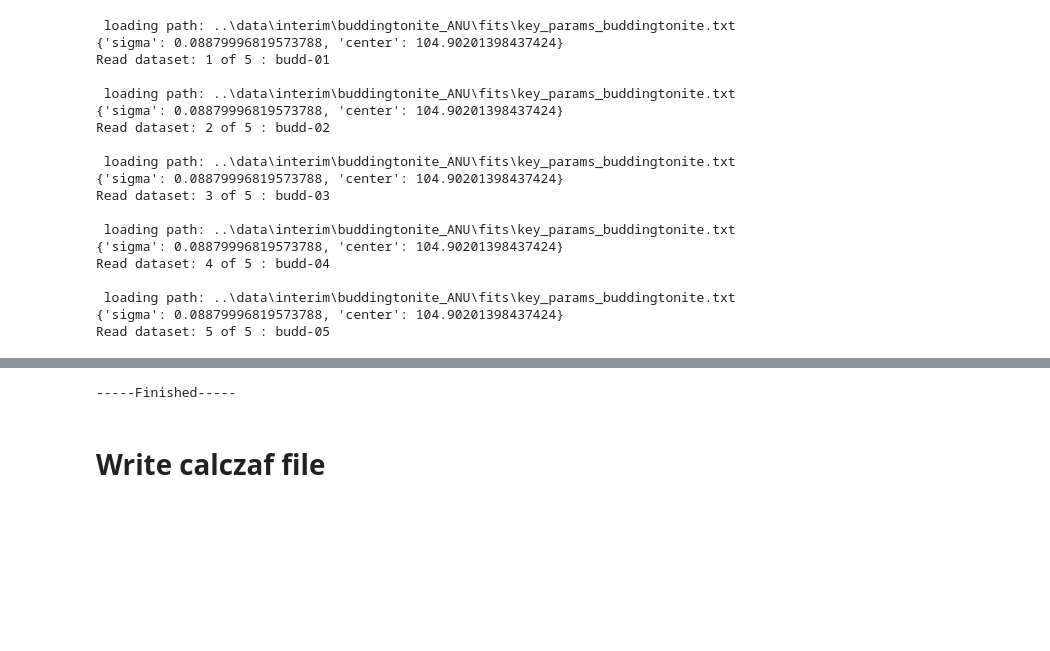
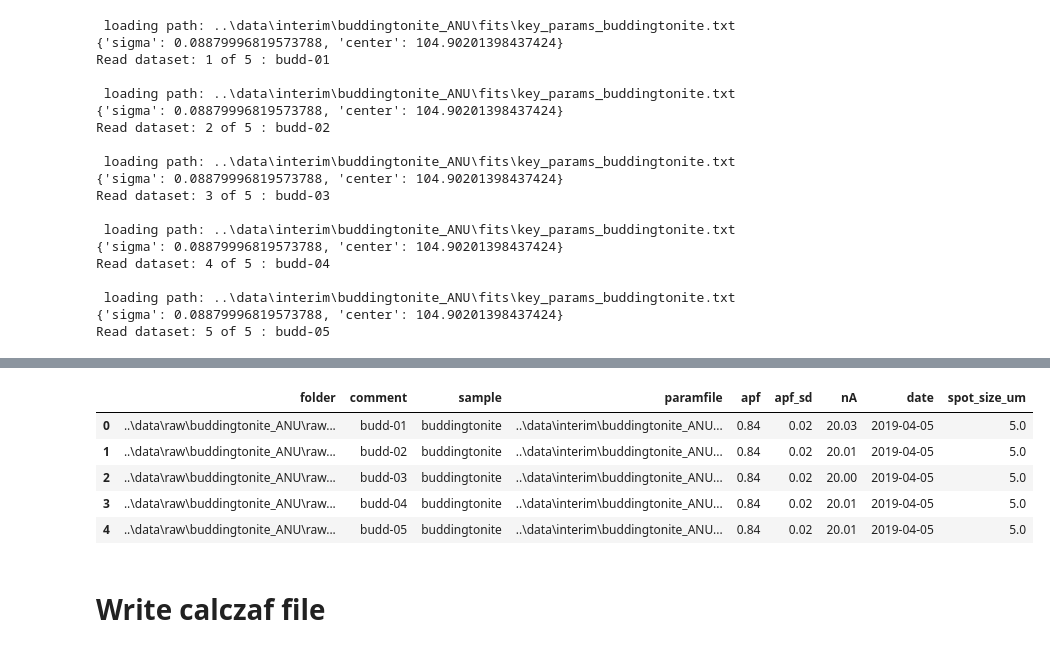
Before and after one commit to eleanor-m/n_epma_analysis, a Jupyter notebook: notebooks/01_buddingtonite_ANU.ipynb, the cells around one changed output, grey strips where cells are left out. Cells and saved outputs as stored; diff of their text form; code cells hidden in the pictures; blank space fills up the shorter version.

Commit message:
Update buddingtonite analyses

```diff
--- a/notebooks/01_buddingtonite_ANU.ipynb
+++ b/notebooks/01_buddingtonite_ANU.ipynb
@@ -144,19 +149,25 @@ summary_tables = correct_quant.write_summary_excel_tables(myspot, "../data/proce
 # %%
 # Write the spot objects out to a pickle file:
 with open('../data/interim/buddingtonite_ANU/buddingtonite.pickle', 'wb') as handle:
     pickle.dump(myspot, handle, protocol=pickle.HIGHEST_PROTOCOL)
 
 # Write a spots summary table as an excel file:
 info_spots = []
 for spot in myspot:
     info_spots.append(spot.info)
 
 info = pd.DataFrame(info_spots)
-info.to_csv('spots_info_' + category + '.csv')
+info
+# info.to_csv('spots_info_' + category + '.csv')
 
-print('-----Finished-----')
+# print('-----Finished-----')
 # %% [output]
------Finished-----
+|  | folder | comment | sample | paramfile | apf | apf_sd | nA | date | spot_size_um |
+| 0 | ..\data\raw\buddingtonite_ANU\raw... | budd-01 | buddingtonite | ..\data\interim\buddingtonite_ANU... | 0.84 | 0.02 | 20.03 | 2019-04-05 | 5.0 |
+| 1 | ..\data\raw\buddingtonite_ANU\raw... | budd-02 | buddingtonite | ..\data\interim\buddingtonite_ANU... | 0.84 | 0.02 | 20.01 | 2019-04-05 | 5.0 |
+| 2 | ..\data\raw\buddingtonite_ANU\raw... | budd-03 | buddingtonite | ..\data\interim\buddingtonite_ANU... | 0.84 | 0.02 | 20.00 | 2019-04-05 | 5.0 |
+| 3 | ..\data\raw\buddingtonite_ANU\raw... | budd-04 | buddingtonite | ..\data\interim\buddingtonite_ANU... | 0.84 | 0.02 | 20.01 | 2019-04-05 | 5.0 |
+| 4 | ..\data\raw\buddingtonite_ANU\raw... | budd-05 | buddingtonite | ..\data\interim\buddingtonite_ANU... | 0.84 | 0.02 | 20.01 | 2019-04-05 | 5.0 |
 # %% [markdown]
 # Write calczaf file
 # %%
```
Also changed, not shown: parts of 10 cells of this notebook, 22 other files.
